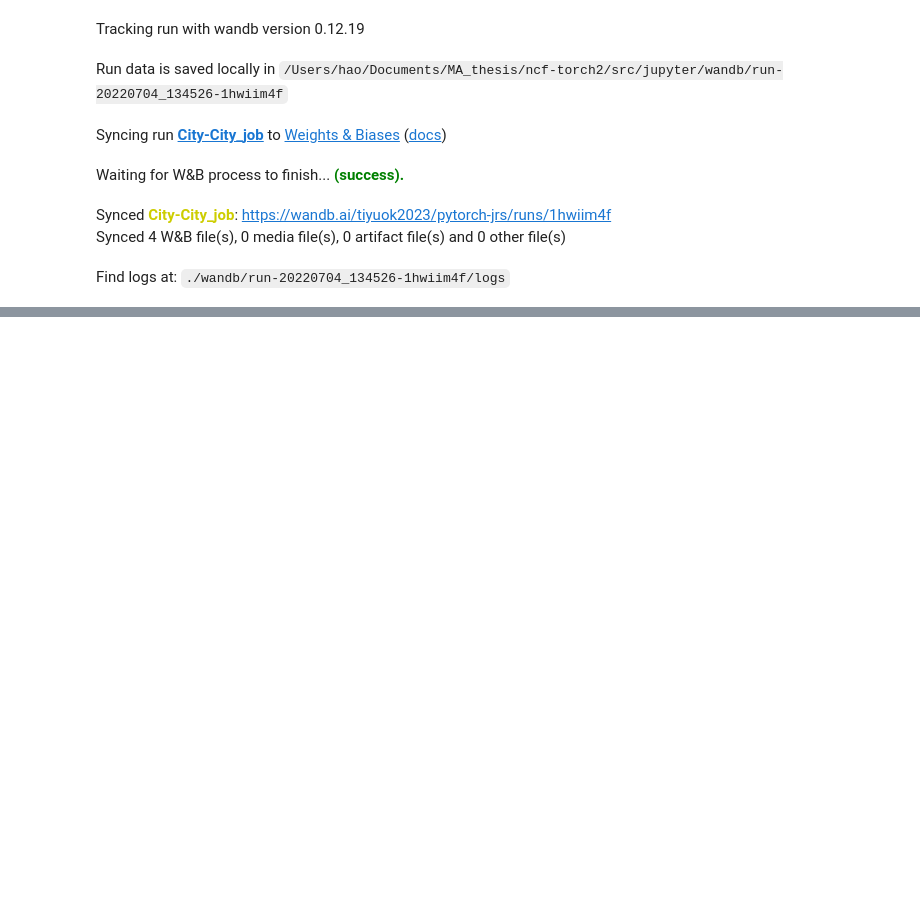
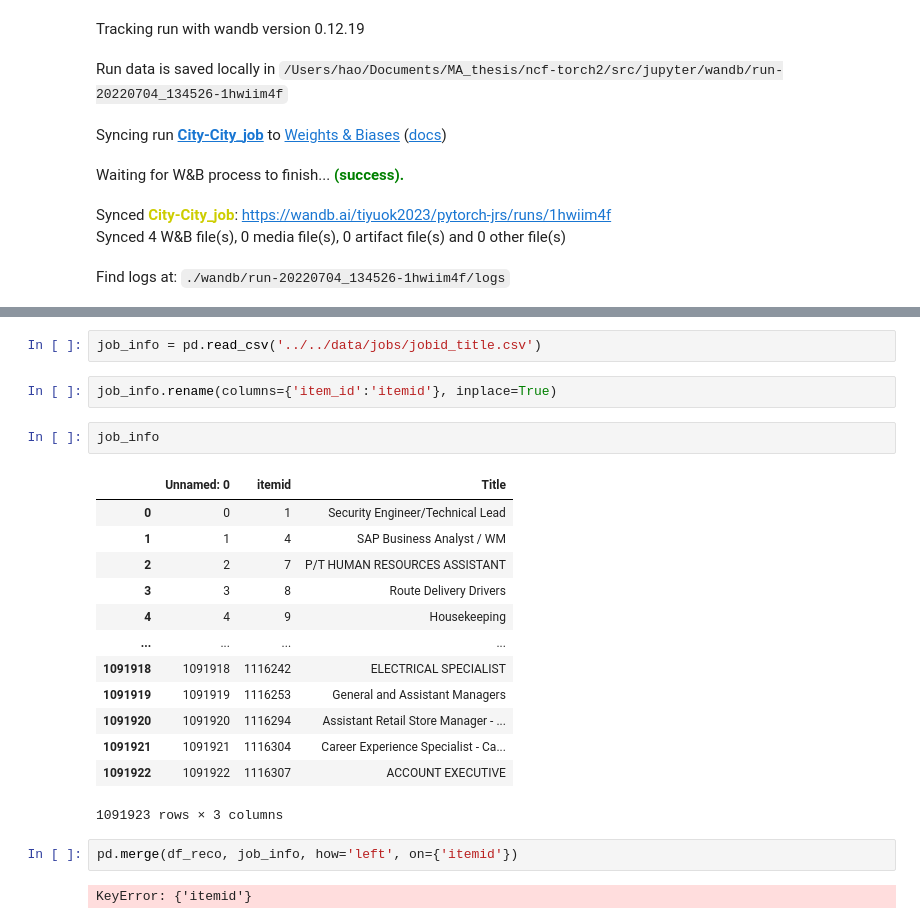
Before and after one commit to halqin/ncf-torch2, a Jupyter notebook: src/jupyter/train_pipe.ipynb, the cells around one changed output, grey strips where cells are left out. Cells and saved outputs as stored; diff of their text form; blank space fills up the shorter version.

```diff
--- a/src/jupyter/train_pipe.ipynb
+++ b/src/jupyter/train_pipe.ipynb
@@ -441,0 +549,24 @@ Find logs at: ./wandb/run-20220704_134526-1hwiim4f/logs
+# %%
+job_info = pd.read_csv('../../data/jobs/jobid_title.csv')
+# %%
+job_info.rename(columns={'item_id':'itemid'}, inplace=True)
+# %%
+job_info
+# %% [output]
+|  | Unnamed: 0 | itemid | Title |
+| 0 | 0 | 1 | Security Engineer/Technical Lead |
+| 1 | 1 | 4 | SAP Business Analyst / WM |
+| 2 | 2 | 7 | P/T HUMAN RESOURCES ASSISTANT |
+| 3 | 3 | 8 | Route Delivery Drivers |
+| 4 | 4 | 9 | Housekeeping |
+| ... | ... | ... | ... |
+| 1091918 | 1091918 | 1116242 | ELECTRICAL SPECIALIST |
+| 1091919 | 1091919 | 1116253 | General and Assistant Managers |
+| 1091920 | 1091920 | 1116294 | Assistant Retail Store Manager - ... |
+| 1091921 | 1091921 | 1116304 | Career Experience Specialist - Ca... |
+| 1091922 | 1091922 | 1116307 | ACCOUNT EXECUTIVE |
+1091923 rows × 3 columns
+# %%
+pd.merge(df_reco, job_info, how='left', on={'itemid'})
+# %% [output]
+KeyError: {'itemid'}
```
Also changed, not shown: parts of 24 cells of this notebook, 4 other files.
